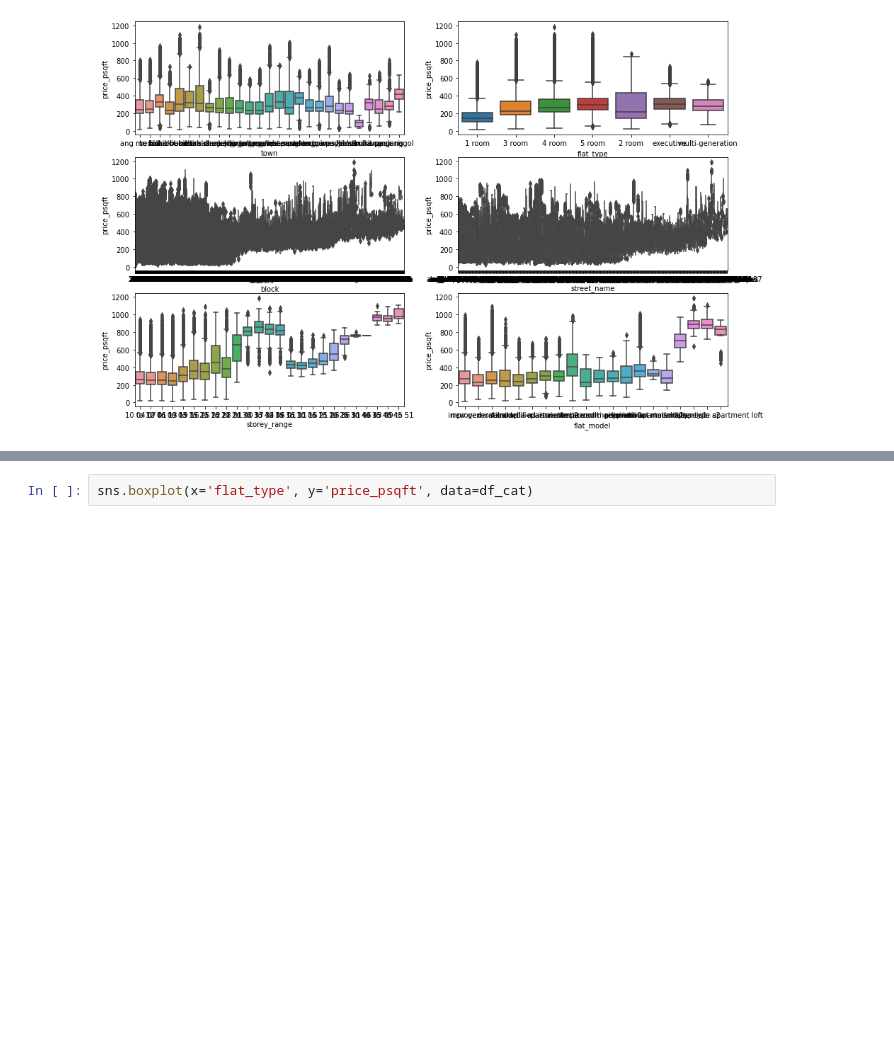
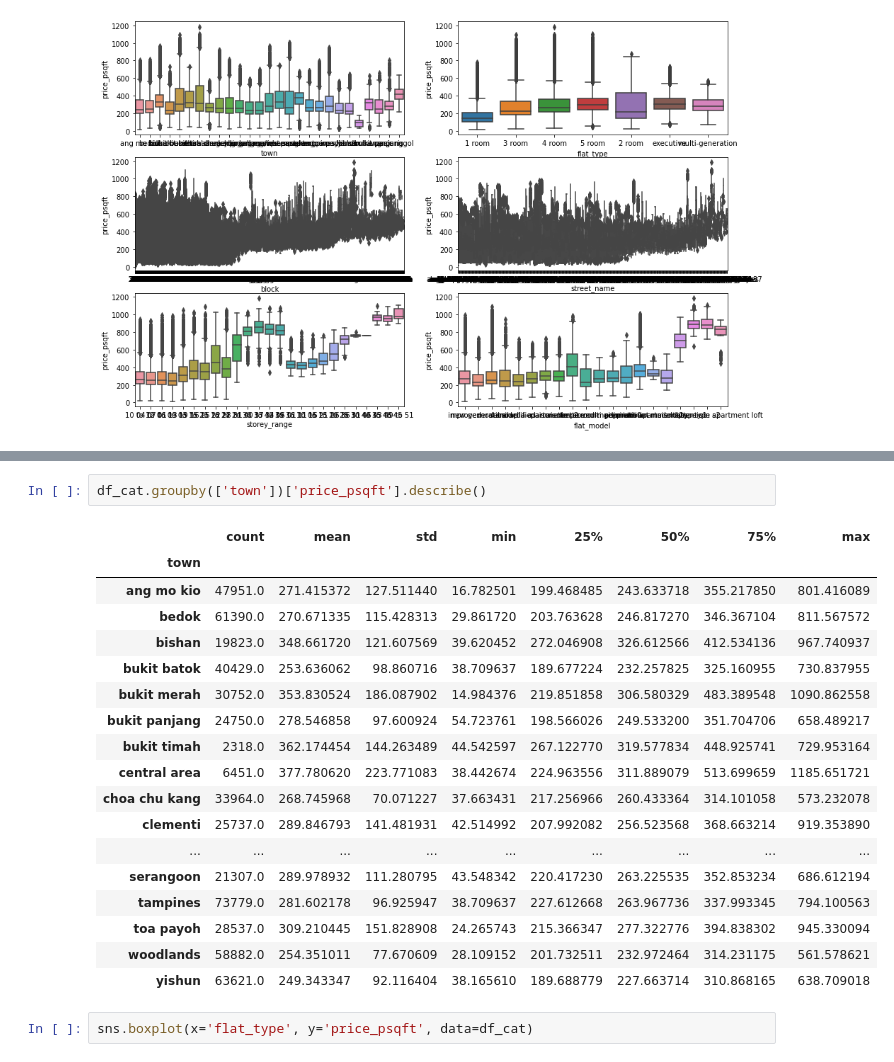
Before and after one commit to adireksa/iod, a Jupyter notebook: Project/Mini Project 1/hdb_finalized_v4.0.ipynb, the cells around one changed output, grey strips where cells are left out. Saved outputs shown, nothing was run; the diff lists cells and outputs as text; blank space fills up the shorter version.

```diff
--- a/Project/Mini Project 1/hdb_finalized_v4.0.ipynb
+++ b/Project/Mini Project 1/hdb_finalized_v4.0.ipynb
@@ -595,3 +597,24 @@ sns.boxplot(x='town', y='price_psqft', data=df_cat)
+# %%
+df_cat.groupby(['town'])['price_psqft'].describe()
+# %% [output]
+|  | count | mean | std | min | 25% | 50% | 75% | max |
+| town |  |  |  |  |  |  |  |  |
+| ang mo kio | 47951.0 | 271.415372 | 127.511440 | 16.782501 | 199.468485 | 243.633718 | 355.217850 | 801.416089 |
+| bedok | 61390.0 | 270.671335 | 115.428313 | 29.861720 | 203.763628 | 246.817270 | 346.367104 | 811.567572 |
+| bishan | 19823.0 | 348.661720 | 121.607569 | 39.620452 | 272.046908 | 326.612566 | 412.534136 | 967.740937 |
+| bukit batok | 40429.0 | 253.636062 | 98.860716 | 38.709637 | 189.677224 | 232.257825 | 325.160955 | 730.837955 |
+| bukit merah | 30752.0 | 353.830524 | 186.087902 | 14.984376 | 219.851858 | 306.580329 | 483.389548 | 1090.862558 |
+| bukit panjang | 24750.0 | 278.546858 | 97.600924 | 54.723761 | 198.566026 | 249.533200 | 351.704706 | 658.489217 |
+| bukit timah | 2318.0 | 362.174454 | 144.263489 | 44.542597 | 267.122770 | 319.577834 | 448.925741 | 729.953164 |
+| central area | 6451.0 | 377.780620 | 223.771083 | 38.442674 | 224.963556 | 311.889079 | 513.699659 | 1185.651721 |
+| choa chu kang | 33964.0 | 268.745968 | 70.071227 | 37.663431 | 217.256966 | 260.433364 | 314.101058 | 573.232078 |
+| clementi | 25737.0 | 289.846793 | 141.481931 | 42.514992 | 207.992082 | 256.523568 | 368.663214 | 919.353890 |
+| ... | ... | ... | ... | ... | ... | ... | ... | ... |
+| serangoon | 21307.0 | 289.978932 | 111.280795 | 43.548342 | 220.417230 | 263.225535 | 352.853234 | 686.612194 |
+| tampines | 73779.0 | 281.602178 | 96.925947 | 38.709637 | 227.612668 | 263.967736 | 337.993345 | 794.100563 |
+| toa payoh | 28537.0 | 309.210445 | 151.828908 | 24.265743 | 215.366347 | 277.322776 | 394.838302 | 945.330094 |
+| woodlands | 58882.0 | 254.351011 | 77.670609 | 28.109152 | 201.732511 | 232.972464 | 314.231175 | 561.578621 |
+| yishun | 63621.0 | 249.343347 | 92.116404 | 38.165610 | 189.688779 | 227.663714 | 310.868165 | 638.709018 |
 # %%
 sns.boxplot(x='flat_type', y='price_psqft', data=df_cat)
 # %% [output]
```
Also changed, not shown: parts of 3 cells of this notebook.
